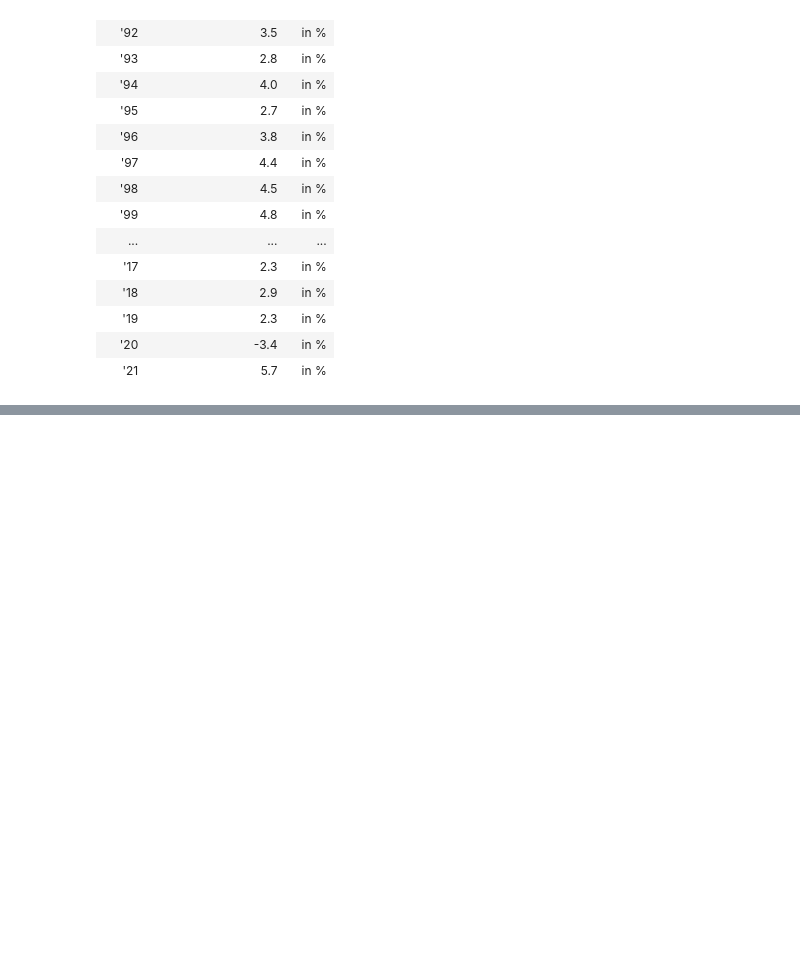
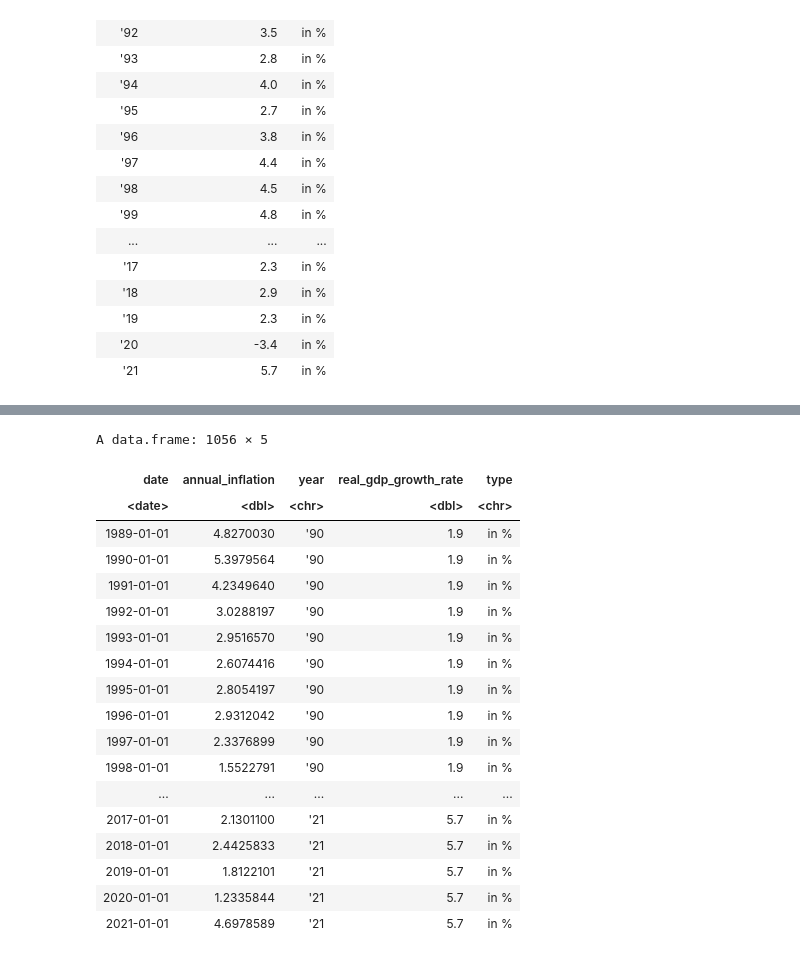
Before and after one commit to Arioniums/DSCI_100_125, a Jupyter notebook: Data Sets.ipynb, the cells around one changed output, grey strips where cells are left out. Saved outputs shown, nothing was run; the diff lists cells and outputs as text; code cells hidden in the pictures; blank space fills up the shorter version.

```diff
--- a/Data Sets.ipynb
+++ b/Data Sets.ipynb
@@ -212,3 +222,27 @@ A spec_tbl_df: 782 × 16
 | NA | NA | NA | NA | NA | NA | NA | NA | ... |
 | NA | NA | NA | NA | NA | NA | NA | NA | ... |
 | NA | NA | NA | NA | NA | NA | NA | NA | ... |
+# %%
+project_ds <- merge(infltion_data, real_gdp_data, all.x = TRUE)
+
+project_ds
+# %% [output]
+A data.frame: 1056 × 5
+| date | annual_inflation | year | real_gdp_growth_rate | type |
+| <date> | <dbl> | <chr> | <dbl> | <chr> |
+| 1989-01-01 | 4.8270030 | '90 | 1.9 | in % |
+| 1990-01-01 | 5.3979564 | '90 | 1.9 | in % |
+| 1991-01-01 | 4.2349640 | '90 | 1.9 | in % |
+| 1992-01-01 | 3.0288197 | '90 | 1.9 | in % |
+| 1993-01-01 | 2.9516570 | '90 | 1.9 | in % |
+| 1994-01-01 | 2.6074416 | '90 | 1.9 | in % |
+| 1995-01-01 | 2.8054197 | '90 | 1.9 | in % |
+| 1996-01-01 | 2.9312042 | '90 | 1.9 | in % |
+| 1997-01-01 | 2.3376899 | '90 | 1.9 | in % |
+| 1998-01-01 | 1.5522791 | '90 | 1.9 | in % |
+| ... | ... | ... | ... | ... |
+| 2017-01-01 | 2.1301100 | '21 | 5.7 | in % |
+| 2018-01-01 | 2.4425833 | '21 | 5.7 | in % |
+| 2019-01-01 | 1.8122101 | '21 | 5.7 | in % |
+| 2020-01-01 | 1.2335844 | '21 | 5.7 | in % |
+| 2021-01-01 | 4.6978589 | '21 | 5.7 | in % |
```
Also changed, not shown: parts of 5 cells of this notebook.
